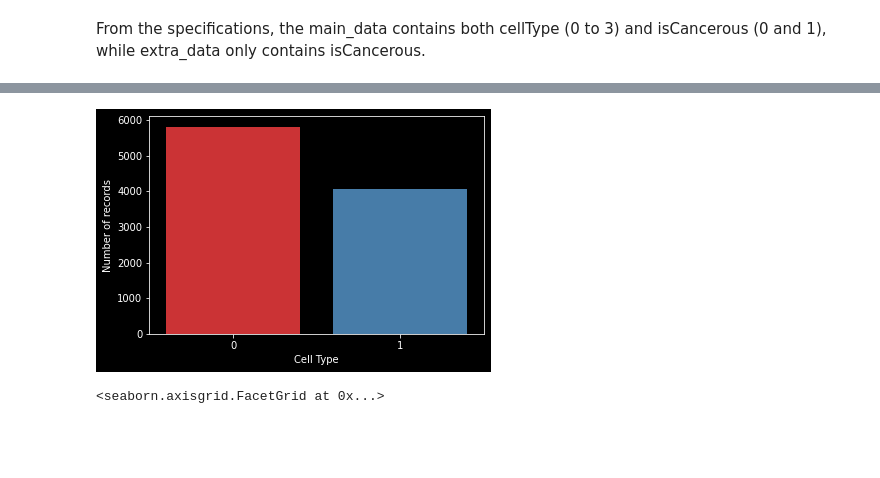
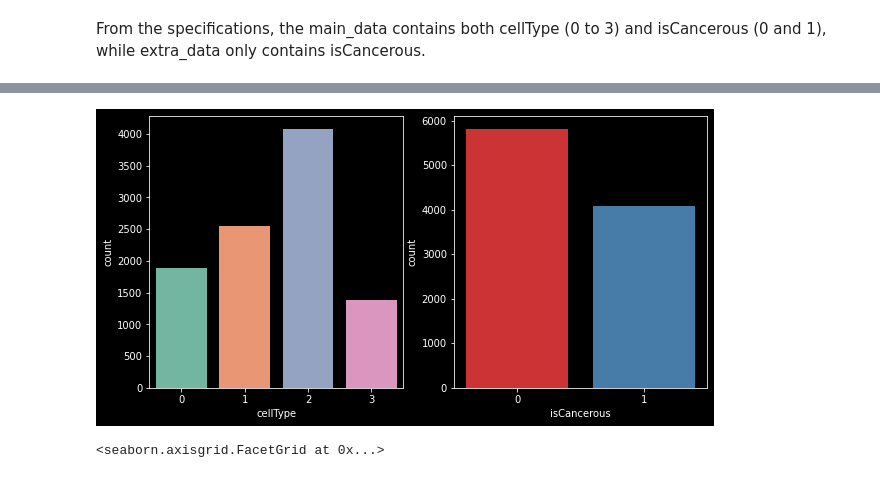
Before and after one commit to pcminh0505/ML, a Jupyter notebook: Asm/ASM2/COSC2753 - Assignment 2 - MK Sapiens.ipynb, the cells around one changed output, grey strips where cells are left out. Drawn from its saved outputs; the diff is of its cells as text; code cells hidden in the pictures; blank space fills up the shorter version.

```diff
--- a/Asm/ASM2/COSC2753 - Assignment 2 - MK Sapiens.ipynb
+++ b/Asm/ASM2/COSC2753 - Assignment 2 - MK Sapiens.ipynb
@@ -92,11 +84,13 @@ plt.show()
-# %%
-# Countplot the cancerous type
-sns.countplot(main_data['isCancerous'], palette='Set1')
-plt.xlabel('Cancerous Type')
-plt.ylabel('Number of records')
-plt.show()
-# %% [output]
-[figure, removed]
+# %%
+# Countplot the cellType and isCancerous
+fig, ax =plt.subplots(1,2, figsize = (10,5))
+
+sns.countplot(main_data['cellType'], palette='Set2', ax=ax[0])
+
+sns.countplot(main_data['isCancerous'], palette='Set1', ax=ax[1])
+fig.show()
+# %% [output]
+[figure, added]
 # %%
 # Draw the histogram for cellType respected to isCancerous (class 0 and 1)
 c = 'cellType'
```
Also changed, not shown: parts of 29 cells of this notebook.
